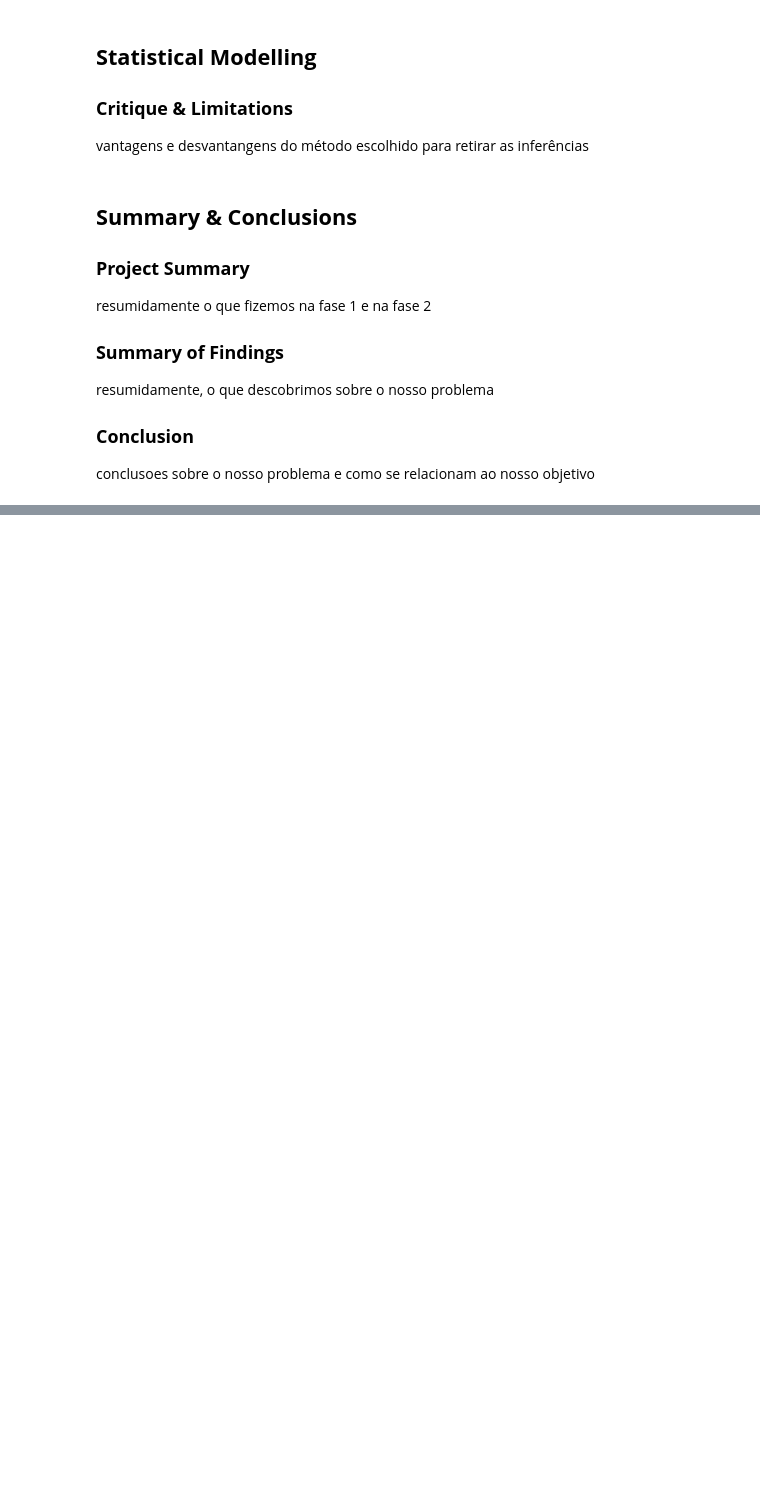
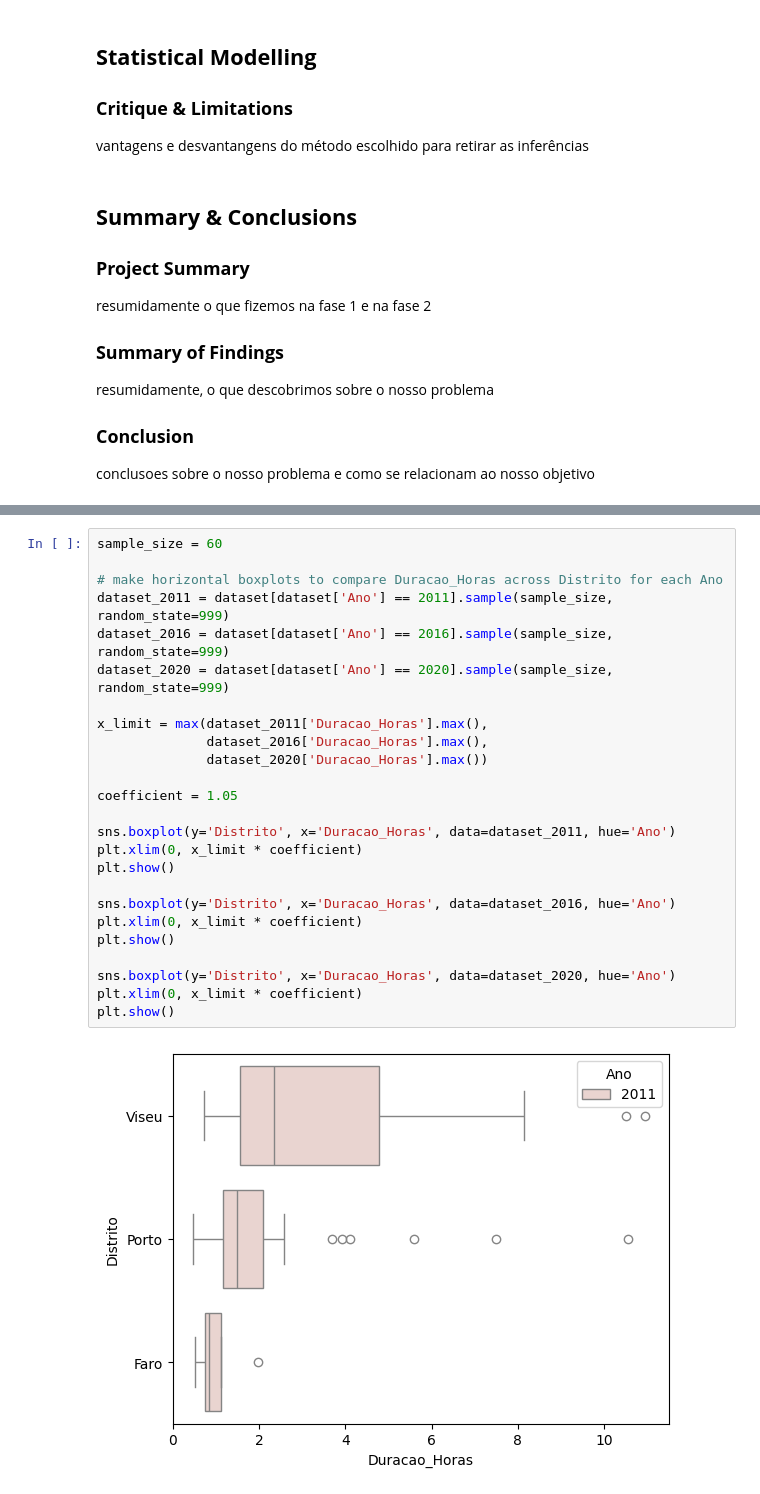
Before and after one commit to brunomfernandes45/fced_stats_project, a Jupyter notebook: phase2_inference.ipynb, the cells around one changed output, grey strips where cells are left out. Saved outputs shown, nothing was run; the diff lists cells and outputs as text; blank space fills up the shorter version.

```diff
--- a/phase2_inference.ipynb
+++ b/phase2_inference.ipynb
@@ -43,0 +111,27 @@ conclusoes sobre o nosso problema e como se relacionam ao nosso objetivo
+# %%
+sample_size = 60
+
+# make horizontal boxplots to compare Duracao_Horas across Distrito for each Ano
+dataset_2011 = dataset[dataset['Ano'] == 2011].sample(sample_size, random_state=999)
+dataset_2016 = dataset[dataset['Ano'] == 2016].sample(sample_size, random_state=999)
+dataset_2020 = dataset[dataset['Ano'] == 2020].sample(sample_size, random_state=999)
+
+x_limit = max(dataset_2011['Duracao_Horas'].max(),
+              dataset_2016['Duracao_Horas'].max(),
+              dataset_2020['Duracao_Horas'].max())
+
+coefficient = 1.05
+
+sns.boxplot(y='Distrito', x='Duracao_Horas', data=dataset_2011, hue='Ano')
+plt.xlim(0, x_limit * coefficient)
+plt.show()
+
+sns.boxplot(y='Distrito', x='Duracao_Horas', data=dataset_2016, hue='Ano')
+plt.xlim(0, x_limit * coefficient)
+plt.show()
+
+sns.boxplot(y='Distrito', x='Duracao_Horas', data=dataset_2020, hue='Ano')
+plt.xlim(0, x_limit * coefficient)
+plt.show()
+# %% [output]
+[figure, added]
```
Also changed, not shown: parts of 18 cells of this notebook, 2 other files.
